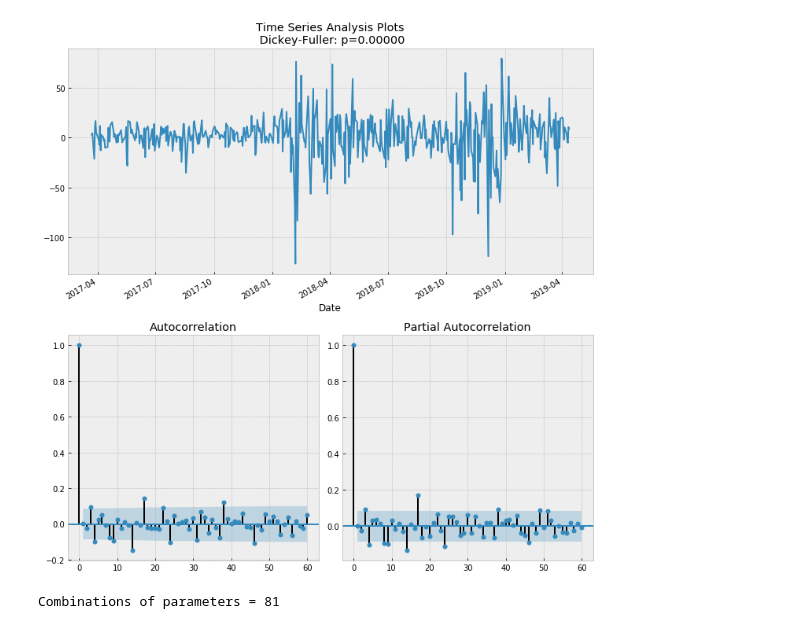
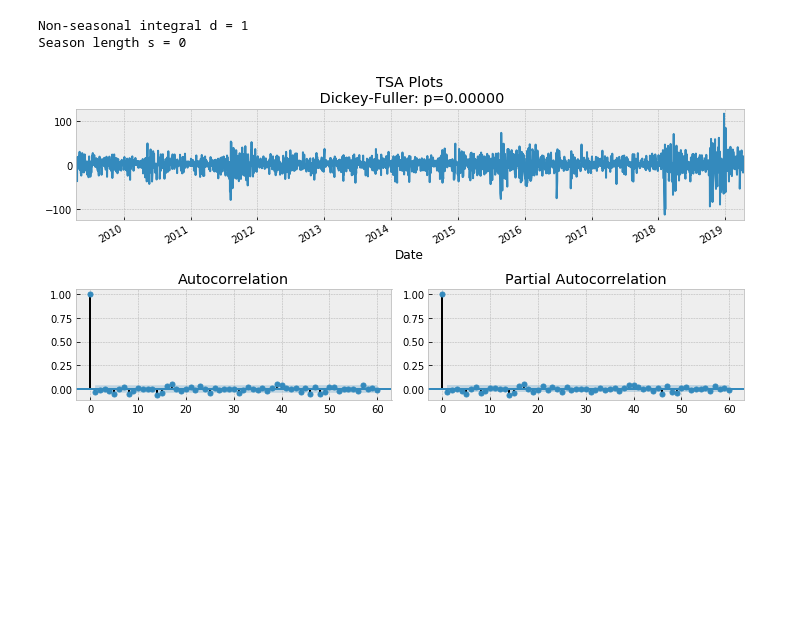
Before and after one commit to olekssy/quant-finance, a Jupyter notebook: Seasonal-ARIMA.ipynb, the cells around one changed output. Cells and saved outputs as stored; diff of their text form; code cells hidden in the pictures; blank space fills up the shorter version.

Commit message:
Added GARCH, improved ARIMA

```diff
--- a/Seasonal-ARIMA.ipynb
+++ b/Seasonal-ARIMA.ipynb
@@ -15,6 +13,7 @@ from tqdm import tqdm_notebook
 
 warnings.filterwarnings('ignore')
 # %%
-series = pd.read_csv('data/^GSPC.csv', index_col=['Date'], skiprows=range(1, 2000), usecols=['Date', 'Open'],
-                     parse_dates=['Date'])
-data = series.Open
+# Import data
+path = 'data/^GSPC.csv'
+series = pd.read_csv(path, index_col=['Date'], skiprows=None, parse_dates=['Date'])
+data = series['Adj Close']
@@ -148,23 +20,20 @@ tsplot(data_diff[s:], lags=60)
-# %%
-# remove autocorrelation lags
-data_diff = data - data.shift(1)
-tsplot(data_diff[s+1:], lags=60)
-# %% [output]
-[figure, removed]
-# %%
-# Initialize parameters of the model
-p = range(2, 5)
-d = 1  # integration order (0, 1)
-q = range(2, 5)
-
-# Seasonality parameters
-ps = range(0, 3)
-ds = 1
-qs = range(0, 3)
-s = 1
-
-# Build seasonal ARIMA model
-model = SARIMA(data, p, d, q, ps, ds, qs, s)
-model.parameters_init()
-# %% [output]
-Combinations of parameters = 81
+# %%
+# Remove trend and seasonality, find optimal (d, ds, s)
+d, ds, s = arima.seasonality(data, optimize=True, graph=True)
+
+# Out-of-sample num of periods to forecast
+n_predict = 2
+
+# Initialize ranges of SARIMA parameters
+p = range(5)
+q = range(5)
+
+if ds == 0:
+    ps, qs = [0], [0]
+else:
+    ps = range(3)
+    qs = range(3)
+# %% [output]
+Non-seasonal integral d = 1
+Season length s = 0
+[figure, added]
```
Also changed, not shown: parts of 17 cells of this notebook, 12 other files.
